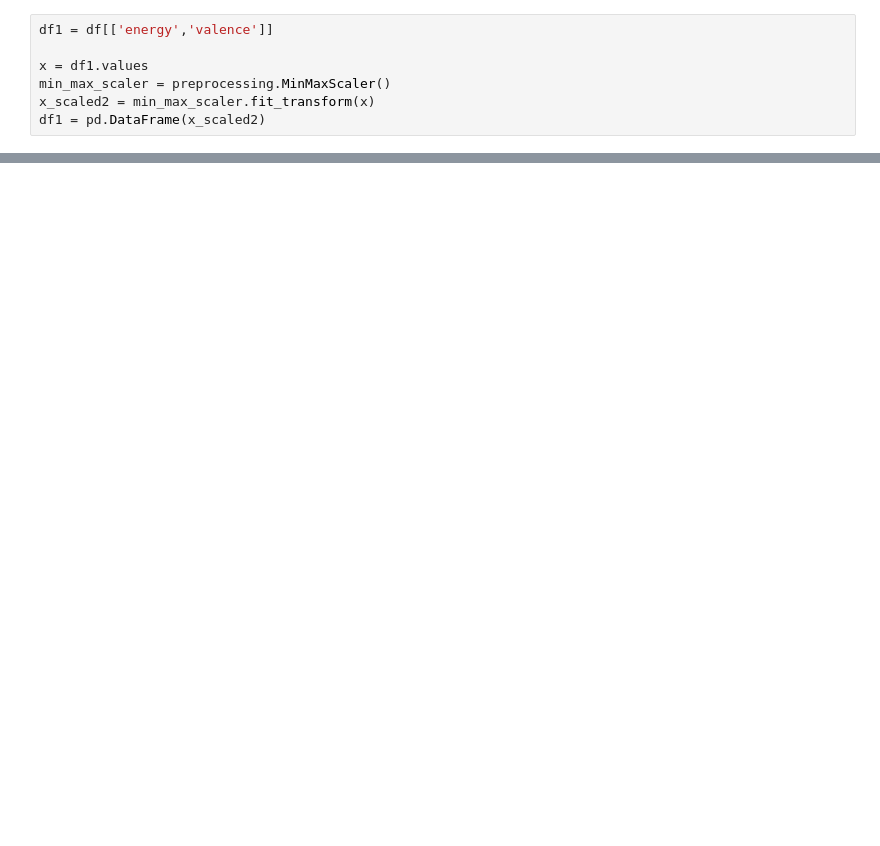
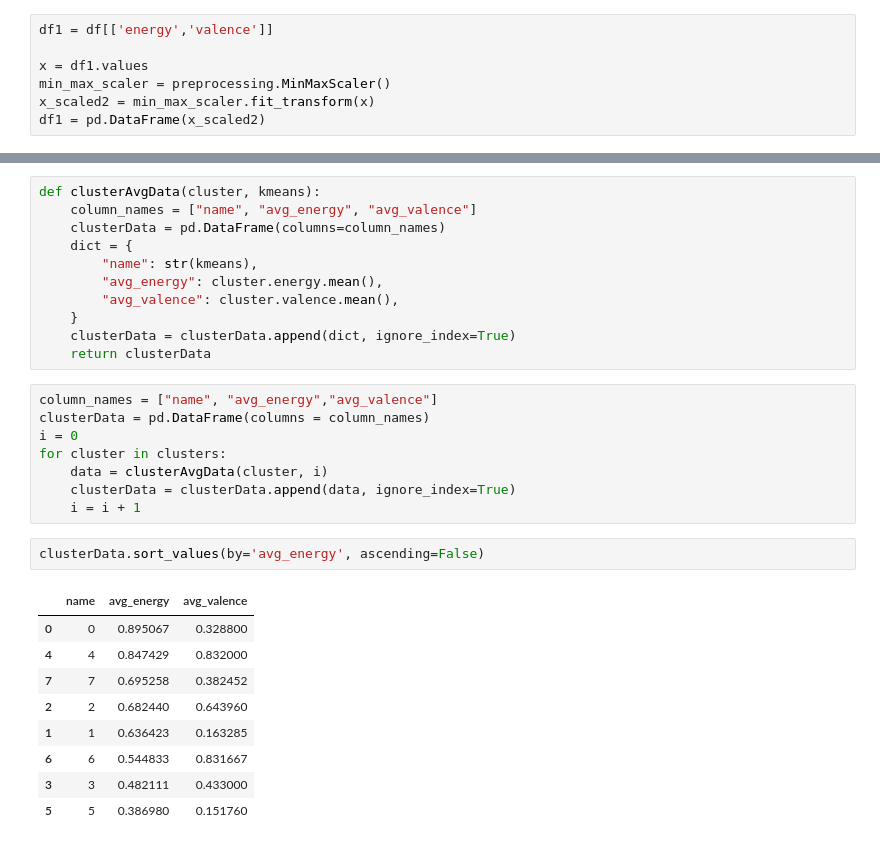
Before and after one commit to Danielfib/CreativeSoundtrackUnity, a Jupyter notebook: CreativeSoundtrackClustering.ipynb, the cells around one changed output, grey strips where cells are left out. Cells and saved outputs as stored; diff of their text form; blank space fills up the shorter version.

Commit message:
finish clustering

```diff
--- a/CreativeSoundtrackClustering.ipynb
+++ b/CreativeSoundtrackClustering.ipynb
@@ -236,0 +232,31 @@ print(c0)
+# %%
+def clusterAvgData(cluster, kmeans):
+    column_names = ["name", "avg_energy", "avg_valence"]
+    clusterData = pd.DataFrame(columns=column_names)
+    dict = {
+        "name": str(kmeans),
+        "avg_energy": cluster.energy.mean(),
+        "avg_valence": cluster.valence.mean(),
+    }
+    clusterData = clusterData.append(dict, ignore_index=True)
+    return clusterData
+# %%
+column_names = ["name", "avg_energy","avg_valence"]
+clusterData = pd.DataFrame(columns = column_names)
+i = 0
+for cluster in clusters:
+    data = clusterAvgData(cluster, i)
+    clusterData = clusterData.append(data, ignore_index=True)
+    i = i + 1
+# %%
+clusterData.sort_values(by='avg_energy', ascending=False)
+# %% [output]
+|  | name | avg_energy | avg_valence |
+| 0 | 0 | 0.895067 | 0.328800 |
+| 4 | 4 | 0.847429 | 0.832000 |
+| 7 | 7 | 0.695258 | 0.382452 |
+| 2 | 2 | 0.682440 | 0.643960 |
+| 1 | 1 | 0.636423 | 0.163285 |
+| 6 | 6 | 0.544833 | 0.831667 |
+| 3 | 3 | 0.482111 | 0.433000 |
+| 5 | 5 | 0.386980 | 0.151760 |
```
Also changed, not shown: parts of 10 cells of this notebook, 4 other files.
